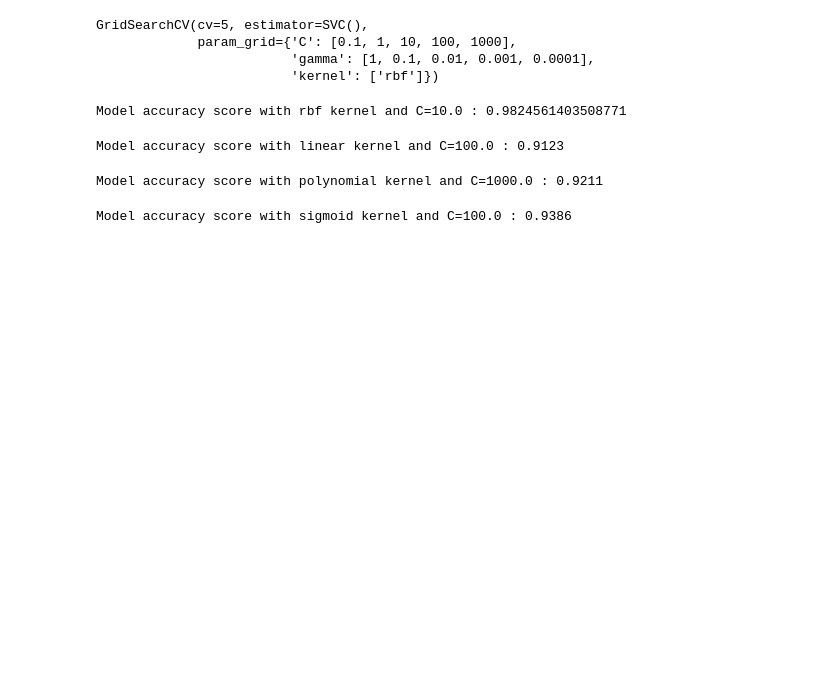
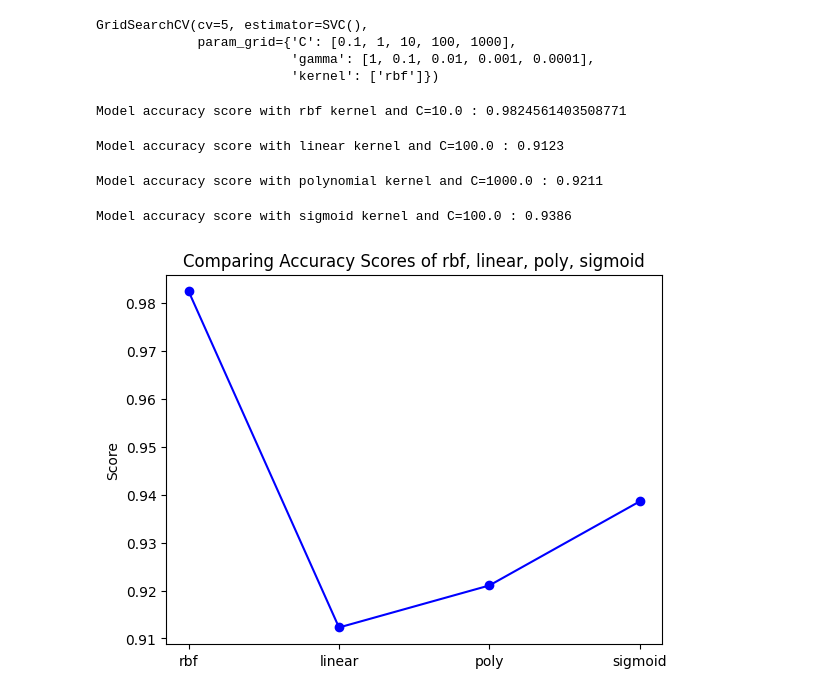
Before and after one commit to ismachy/Introduction-to-ML, a Jupyter notebook: HW_4_Q1_1_2_3_4.ipynb, the cells around one changed output. Cells and saved outputs as stored; diff of their text form; code cells hidden in the pictures; blank space fills up the shorter version.

```diff
--- a/HW_4_Q1_1_2_3_4.ipynb
+++ b/HW_4_Q1_1_2_3_4.ipynb
@@ -497,6 +546,7 @@ svc=SVC(C=10.0)
 svc.fit(X_train,Y_train)
 # make predictions on test set
 Y_pred=svc.predict(X_test)
+rbf_accuracy_score = accuracy_score(Y_test, Y_pred)
 # compute and print accuracy score
 print('Model accuracy score with rbf kernel and C=10.0 : {}'. format(accuracy_score(Y_test, Y_pred)))
 # %% [output]
@@ -509,6 +559,7 @@ linear_svc.fit(X_train,Y_train)
 # make predictions on test set
 Y_pred_test=linear_svc.predict(X_test)
 # compute and print accuracy score
+linear_accuracy_score = accuracy_score(Y_test, Y_pred_test)
 print('Model accuracy score with linear kernel and C=100.0 : {0:0.4f}'. format(accuracy_score(Y_test, Y_pred_test)))
 # %% [output]
 Model accuracy score with linear kernel and C=100.0 : 0.9123
@@ -519,6 +570,7 @@ poly_svc100=SVC(kernel='poly', C=1000.0)
 poly_svc100.fit(X_train, Y_train)
 # make predictions on test set
 Y_pred=poly_svc100.predict(X_test)
+poly_accuracy_score = accuracy_score(Y_test, Y_pred)
 # compute and print accuracy score
 print('Model accuracy score with polynomial kernel and C=1000.0 : {0:0.4f}'. format(accuracy_score(Y_test, Y_pred)))
 # %% [output]
@@ -531,7 +583,21 @@ sigmoid_svc100=SVC(kernel='sigmoid', C=100.0)
 sigmoid_svc100.fit(X_train,Y_train)
 # make predictions on test set
 Y_pred=sigmoid_svc100.predict(X_test)
+sigmoid_accuracy_score = accuracy_score(Y_test, Y_pred)
 # compute and print accuracy score
 print('Model accuracy score with sigmoid kernel and C=100.0 : {0:0.4f}'. format(accuracy_score(Y_test, Y_pred)))
 # %% [output]
 Model accuracy score with sigmoid kernel and C=100.0 : 0.9386
+# %%
+# Comparing
+labels = ['rbf','linear', 'poly', 'sigmoid']
+values = [rbf_accuracy_score,linear_accuracy_score,poly_accuracy_score,sigmoid_accuracy_score]
+colors = ['blue', 'green', 'red',]
+
+plt.plot(labels, values, marker='o', linestyle='-', color='b')
+plt.ylabel('Score')
+plt.title('Comparing Accuracy Scores of rbf, linear, poly, sigmoid')
+plt.grid(False)
+plt.show()
+# %% [output]
+[figure, added]
```
Also changed, not shown: parts of 9 cells of this notebook.
